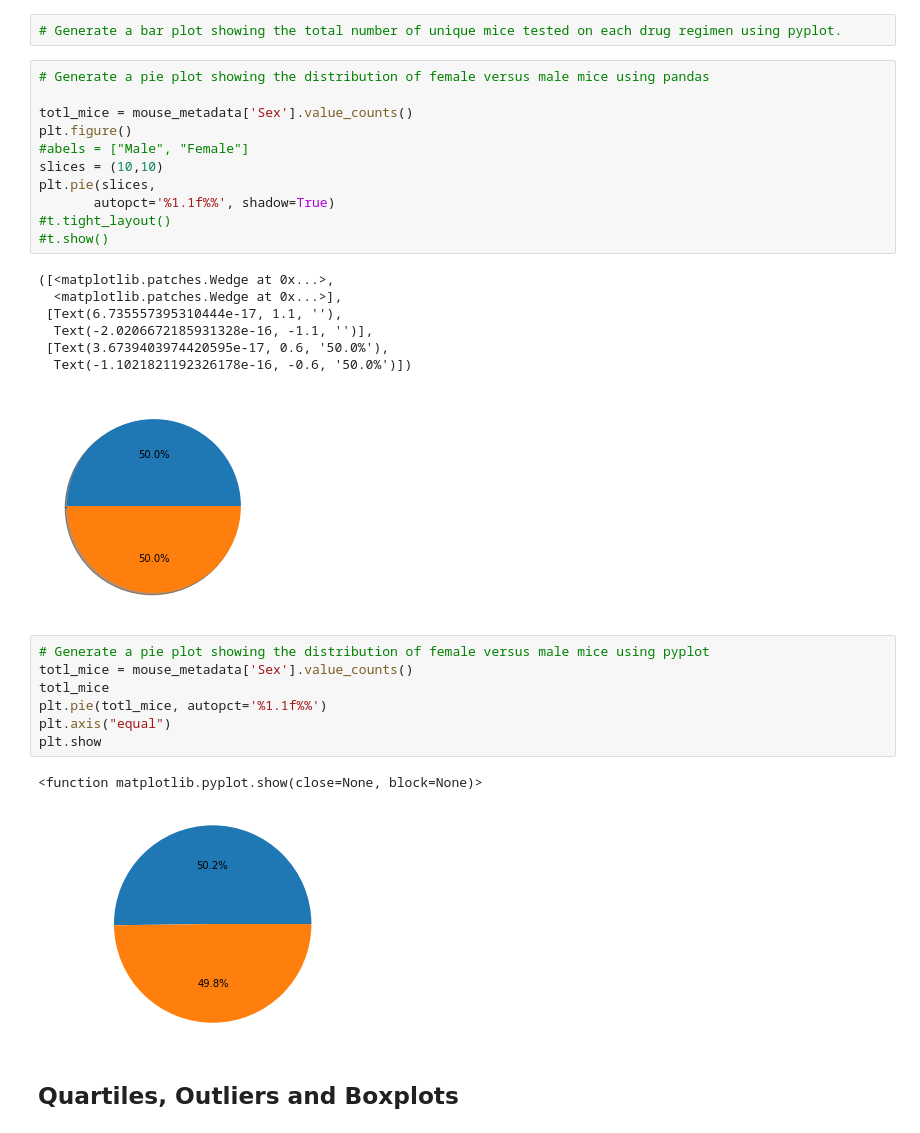
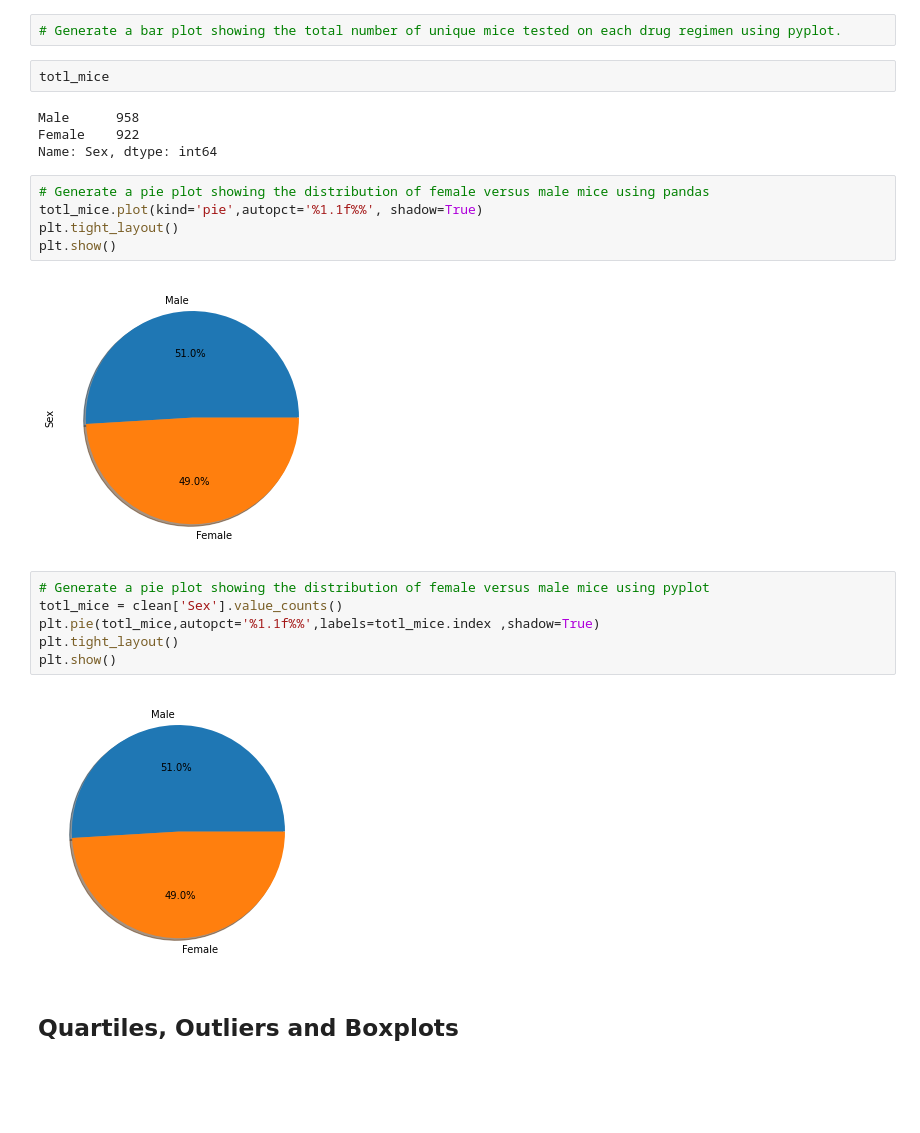
Before and after one commit to sadikchhya1/Matplotlib_Challenge, a Jupyter notebook: pymaceuticals/Pymaceuticals/pymaceuticals_Homework.ipynb, the cells around one changed output. Drawn from its saved outputs; the diff is of its cells as text; blank space fills up the shorter version.

```diff
--- a/pymaceuticals/Pymaceuticals/pymaceuticals_Homework.ipynb
+++ b/pymaceuticals/Pymaceuticals/pymaceuticals_Homework.ipynb
@@ -154,34 +148,26 @@ summary_statistics2
 ##(day2/activity 4)
 # %%
 # Generate a bar plot showing the total number of unique mice tested on each drug regimen using pyplot.
+# %%
+totl_mice
+# %% [output]
+Male      958
+Female    922
+Name: Sex, dtype: int64
 # %%
 # Generate a pie plot showing the distribution of female versus male mice using pandas
-
-totl_mice = mouse_metadata['Sex'].value_counts()
-plt.figure()
-#abels = ["Male", "Female"]
-slices = (10,10)
-plt.pie(slices,
-       autopct='%1.1f%%', shadow=True)
-#t.tight_layout()
-#t.show()
+totl_mice.plot(kind='pie',autopct='%1.1f%%', shadow=True)
+plt.tight_layout()
+plt.show()
 # %% [output]
-([<matplotlib.patches.Wedge at 0x...>,
-  <matplotlib.patches.Wedge at 0x...>],
- [Text(6.735557395310444e-17, 1.1, ''),
-  Text(-2.0206672185931328e-16, -1.1, '')],
- [Text(3.6739403974420595e-17, 0.6, '50.0%'),
-  Text(-1.1021821192326178e-16, -0.6, '50.0%')])
-[figure, old version]
+[figure, new version]
 # %%
 # Generate a pie plot showing the distribution of female versus male mice using pyplot
-totl_mice = mouse_metadata['Sex'].value_counts()
-totl_mice
-plt.pie(totl_mice, autopct='%1.1f%%')
-plt.axis("equal")
-plt.show
+totl_mice = clean['Sex'].value_counts()
+plt.pie(totl_mice,autopct='%1.1f%%',labels=totl_mice.index ,shadow=True)
+plt.tight_layout()
+plt.show()
 # %% [output]
-<function matplotlib.pyplot.show(close=None, block=None)>
-[figure, old version]
+[figure, new version]
 # %% [markdown]
 ## Quartiles, Outliers and Boxplots
```
Also changed, not shown: parts of 9 cells of this notebook.
